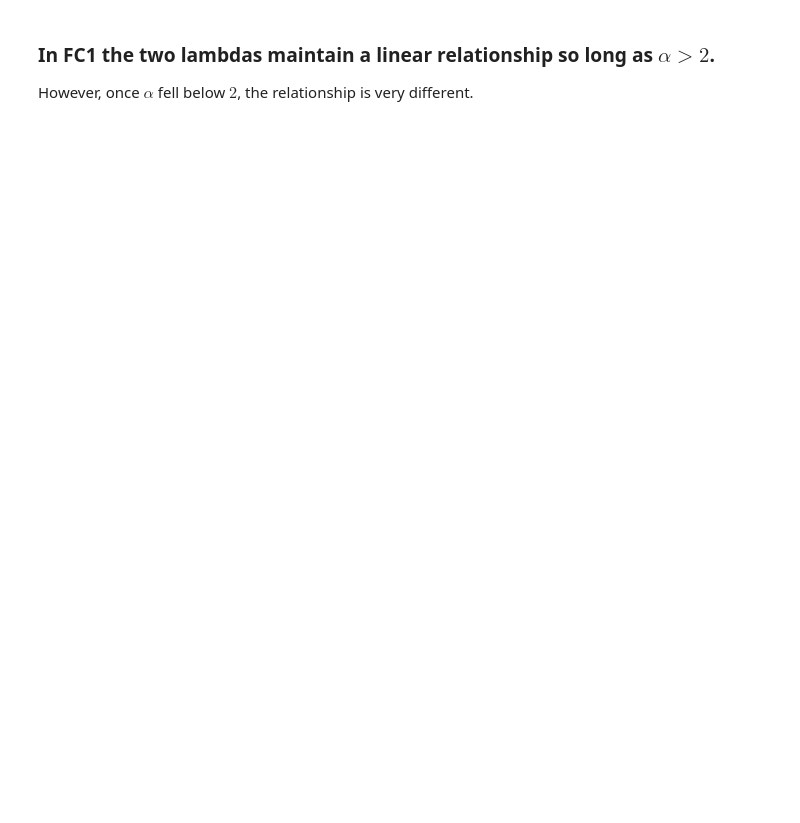
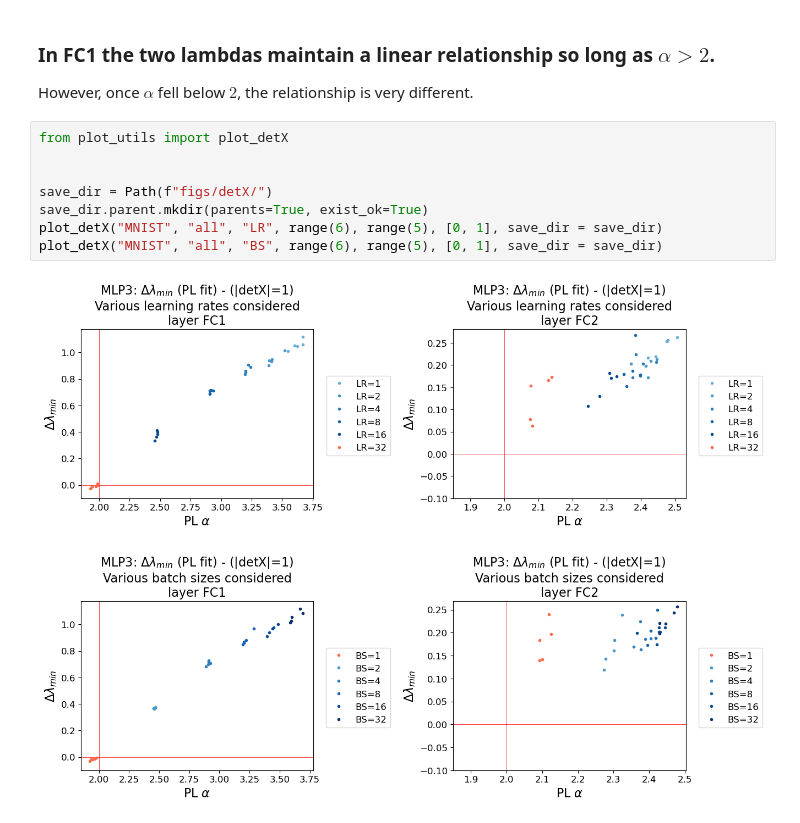
Before and after one commit to charlesmartin14/SETOL_experiments, a Jupyter notebook: notebooks/WW_MLP3_Analysis_TraceLog.ipynb, the cells around one changed output. Cells and saved outputs as stored; diff of their text form; blank space fills up the shorter version.

```diff
--- a/notebooks/WW_MLP3_Analysis_TraceLog.ipynb
+++ b/notebooks/WW_MLP3_Analysis_TraceLog.ipynb
@@ -97,3 +97,14 @@ plot_ww_metrics_by_scales("MNIST", "all", search_param, range(6), range(5), [0,
 ### In FC1 the two lambdas maintain a linear relationship so long as $\alpha > 2$.
 
 However, once $\alpha$ fell below $2$, the relationship is very different.
+# %%
+from plot_utils import plot_detX
+
+
+save_dir = Path(f"figs/detX/")
+save_dir.parent.mkdir(parents=True, exist_ok=True)
+plot_detX("MNIST", "all", "LR", range(6), range(5), [0, 1], save_dir = save_dir)
+plot_detX("MNIST", "all", "BS", range(6), range(5), [0, 1], save_dir = save_dir)
+# %% [output]
+[figure, added]
+[figure, added]
```
Also changed, not shown: parts of 3 cells of this notebook, 1 other file.
